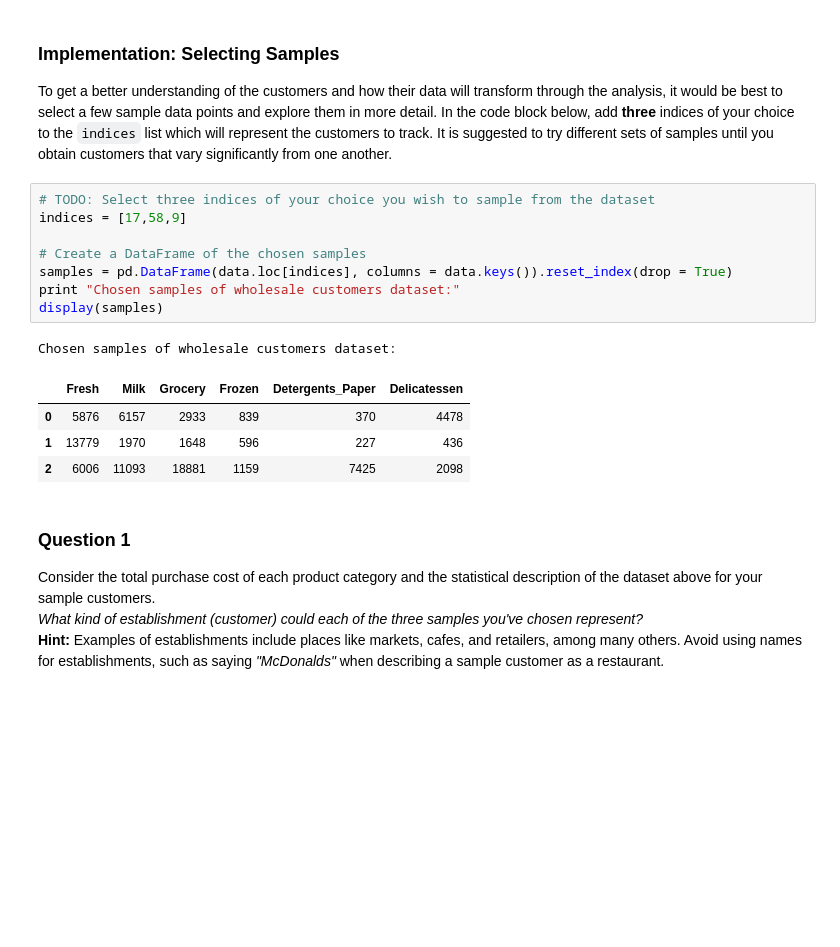
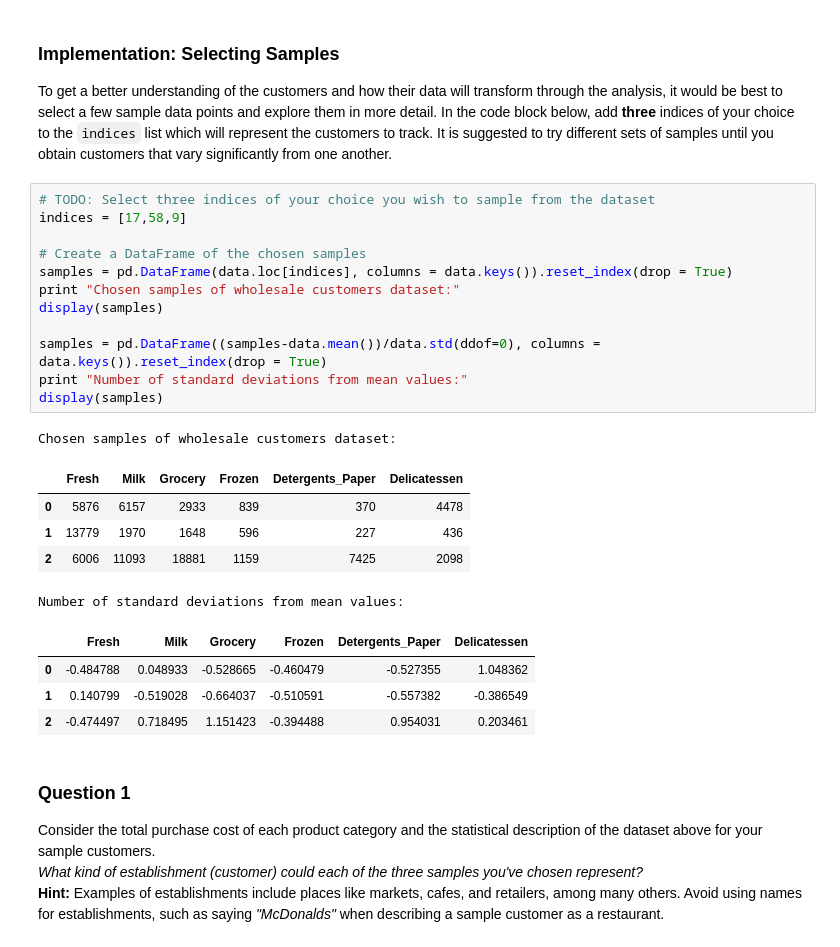
Before and after one commit to elarsen21/MLND, a Jupyter notebook: customer_segments.ipynb, the cells around one changed output. Drawn from its saved outputs; the diff is of its cells as text; blank space fills up the shorter version.

```diff
--- a/customer_segments.ipynb
+++ b/customer_segments.ipynb
@@ -61,17 +61,26 @@ To get a better understanding of the customers and how their data will transform
 # %%
 # TODO: Select three indices of your choice you wish to sample from the dataset
 indices = [17,58,9]
 
 # Create a DataFrame of the chosen samples
 samples = pd.DataFrame(data.loc[indices], columns = data.keys()).reset_index(drop = True)
 print "Chosen samples of wholesale customers dataset:"
 display(samples)
+
+samples = pd.DataFrame((samples-data.mean())/data.std(ddof=0), columns = data.keys()).reset_index(drop = True)
+print "Number of standard deviations from mean values:"
+display(samples)
 # %% [output]
 Chosen samples of wholesale customers dataset:
 |  | Fresh | Milk | Grocery | Frozen | Detergents_Paper | Delicatessen |
 | 0 | 5876 | 6157 | 2933 | 839 | 370 | 4478 |
 | 1 | 13779 | 1970 | 1648 | 596 | 227 | 436 |
 | 2 | 6006 | 11093 | 18881 | 1159 | 7425 | 2098 |
+Number of standard deviations from mean values:
+|  | Fresh | Milk | Grocery | Frozen | Detergents_Paper | Delicatessen |
+| 0 | -0.484788 | 0.048933 | -0.528665 | -0.460479 | -0.527355 | 1.048362 |
+| 1 | 0.140799 | -0.519028 | -0.664037 | -0.510591 | -0.557382 | -0.386549 |
+| 2 | -0.474497 | 0.718495 | 1.151423 | -0.394488 | 0.954031 | 0.203461 |
 # %% [markdown]
 ### Question 1
 Consider the total purchase cost of each product category and the statistical description of the dataset above for your sample customers.
```
Also changed, not shown: parts of 4 cells of this notebook, 1 other file.
